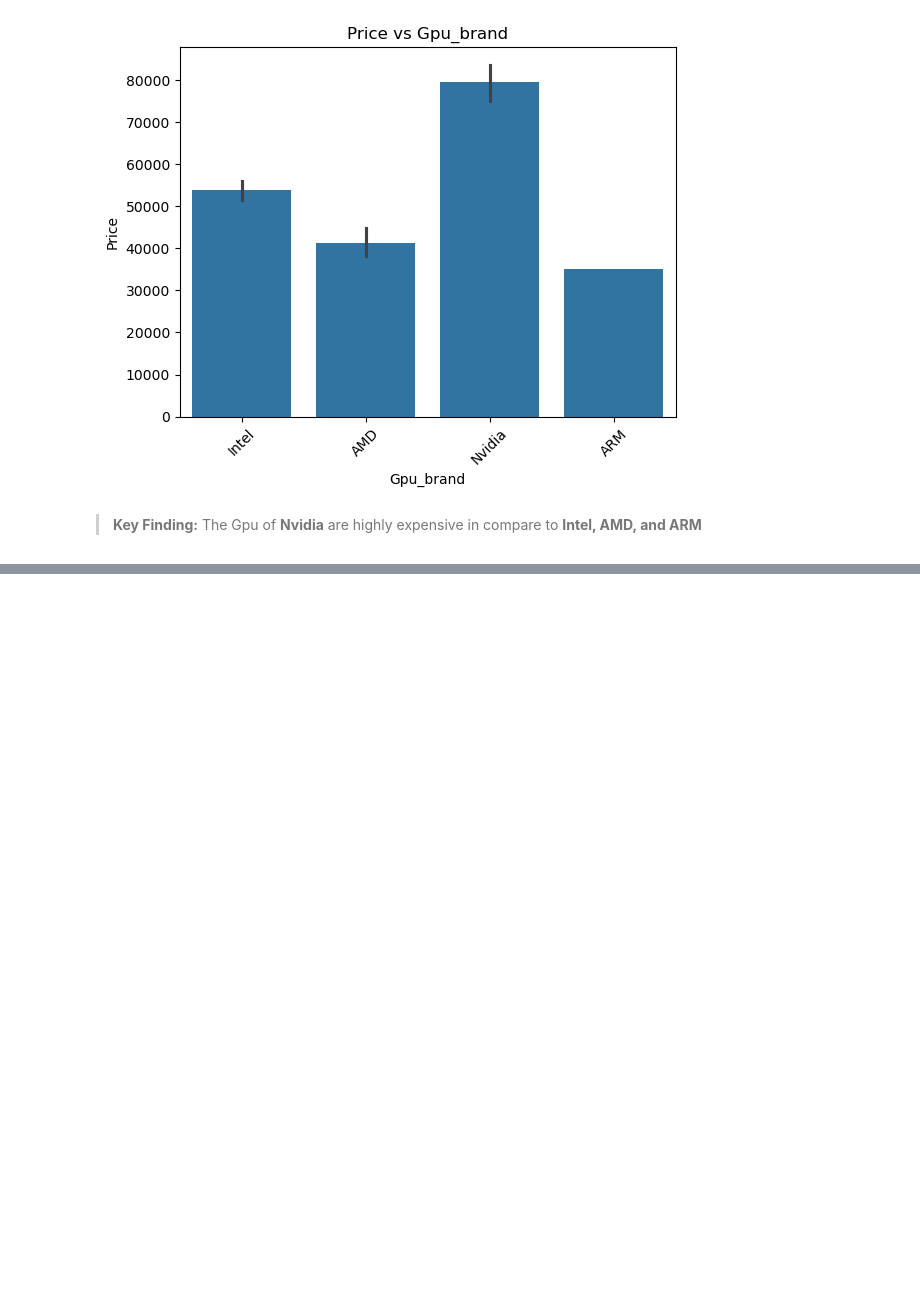
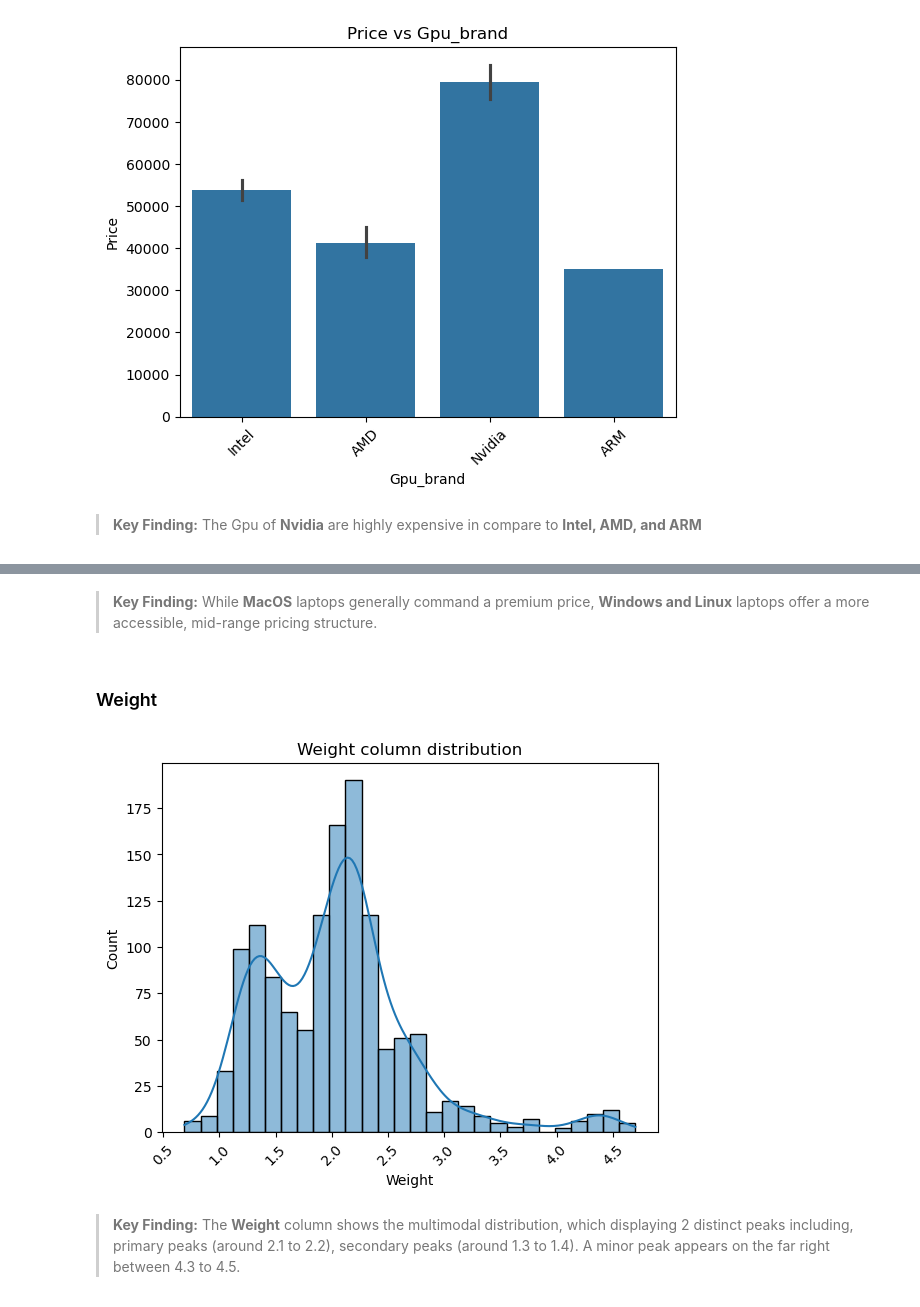
Before and after one commit to proshanta-pal/Laptop-Price-Prediction-using-Machine-Learning, a Jupyter notebook: notebooks/laptop_price_prediction.ipynb, the cells around one changed output, grey strips where cells are left out. Drawn from its saved outputs; the diff is of its cells as text; code cells hidden in the pictures; blank space fills up the shorter version.

```diff
--- a/notebooks/laptop_price_prediction.ipynb
+++ b/notebooks/laptop_price_prediction.ipynb
@@ -570,0 +624,15 @@ plt.show()
+# %% [markdown]
+> **Key Finding:** While **MacOS** laptops generally command a premium price, **Windows and Linux** laptops offer a more accessible, mid-range pricing structure.
+# %% [markdown]
+### Weight
+# %%
+# How Weight column look like?
+sns.histplot(df['Weight'], kde=True)
+plt.title("Weight column distribution")
+plt.xticks(rotation=45)
+plt.savefig("../outputs/figures/15_weight_col_distribution.png", dpi=150, bbox_inches="tight")
+plt.show()
+# %% [output]
+[figure, added]
+# %% [markdown]
+> **Key Finding:** The **Weight** column shows the multimodal distribution, which displaying 2 distinct peaks including, primary peaks (around 2.1 to 2.2), secondary peaks (around 1.3 to 1.4). A minor peak appears on the far right between 4.3 to 4.5.
```
Also changed, not shown: parts of 14 cells of this notebook, 10 other files.
